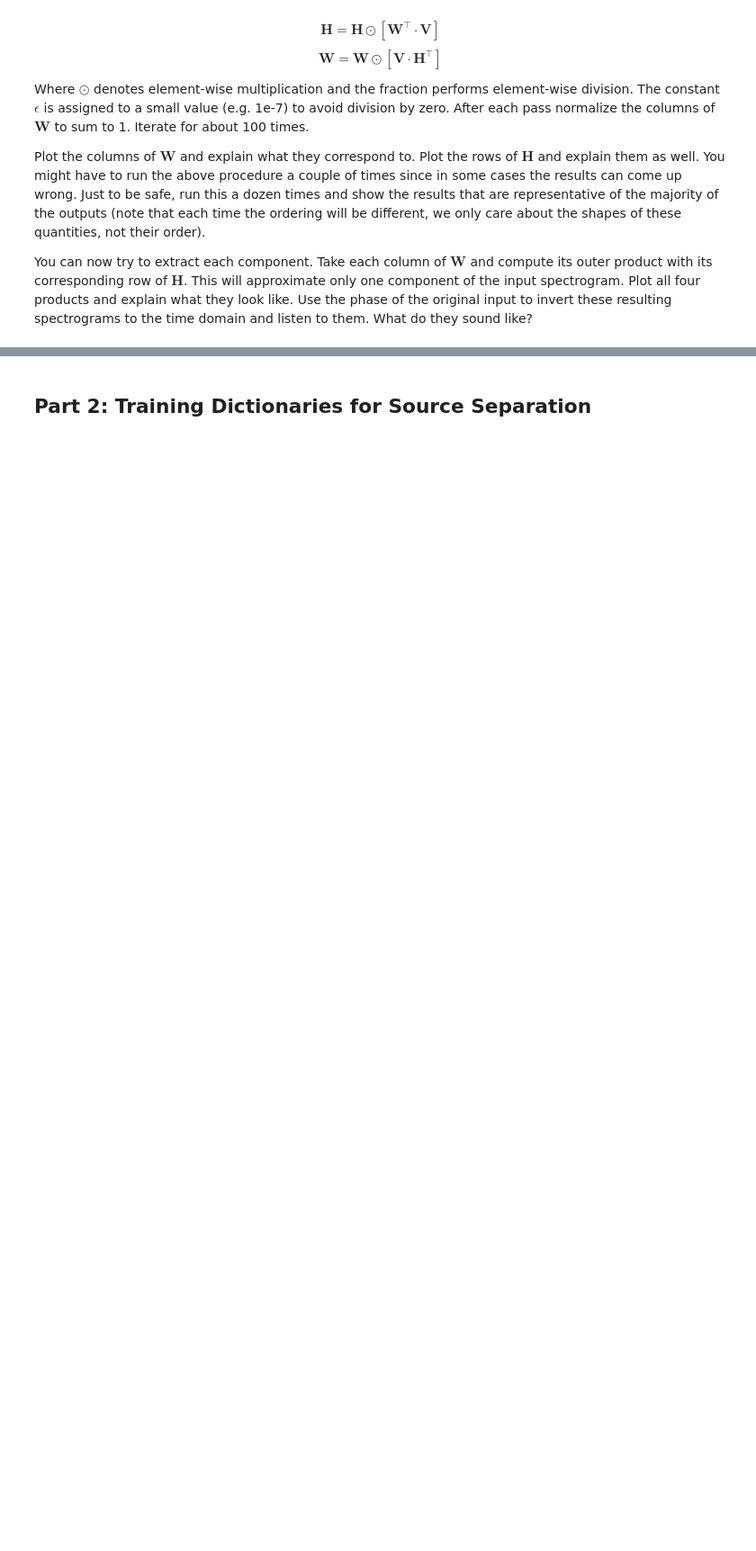
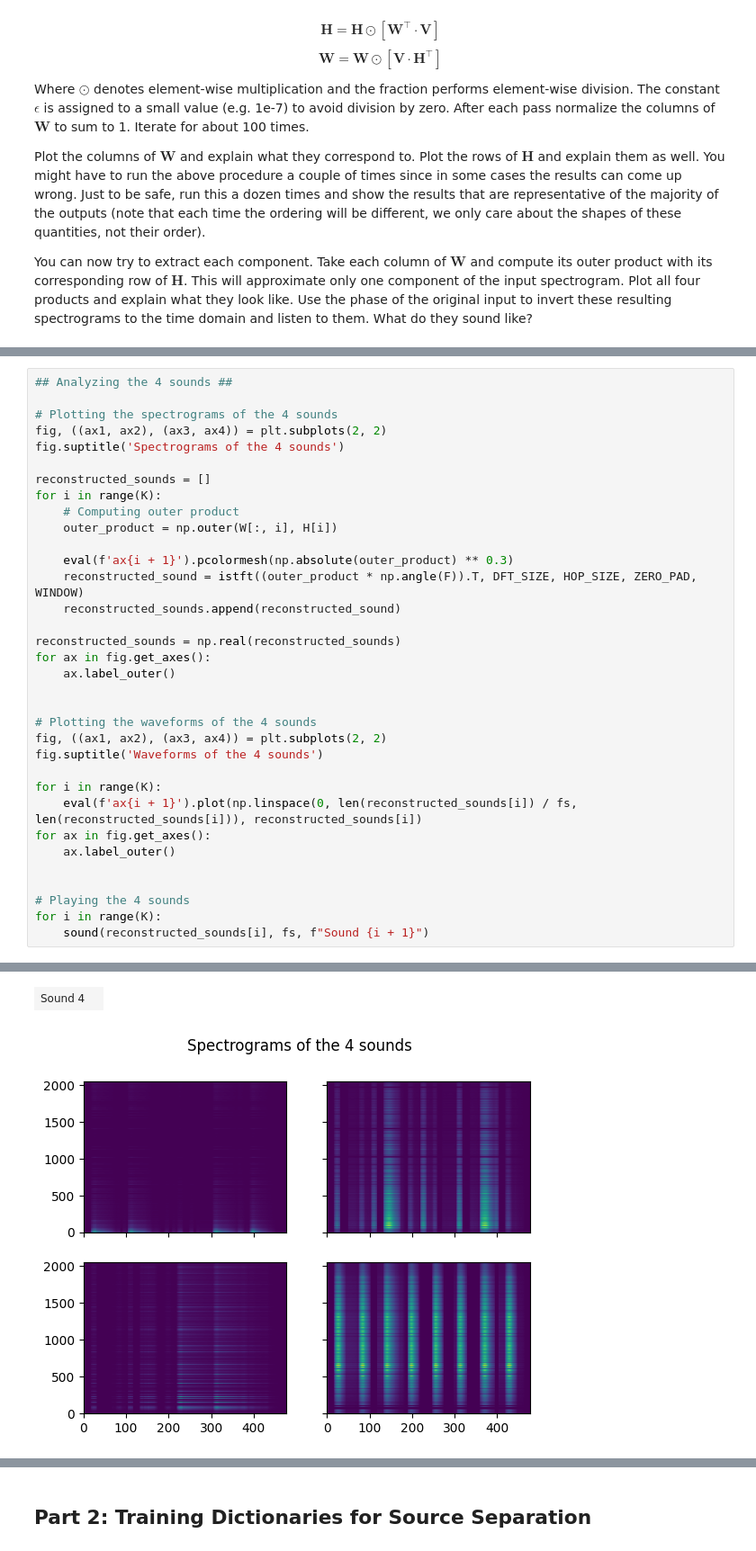
Before and after one commit to aditk3/CS448-Labs, a Jupyter notebook: Lab 10/Lab 10 - Spectral Factorizations.ipynb, the cells around one changed output, grey strips where cells are left out. Shown at 90% size. Drawn from its saved outputs; the diff is of its cells as text; blank space fills up the shorter version.

```diff
--- a/Lab 10/Lab 10 - Spectral Factorizations.ipynb
+++ b/Lab 10/Lab 10 - Spectral Factorizations.ipynb
@@ -126,0 +175,35 @@ plot_spectrogram(F, DFT_SIZE, HOP_SIZE, ZERO_PAD, fs, title="80s-hi.wav Spectrog
+# %%
+## Analyzing the 4 sounds ##
+
+# Plotting the spectrograms of the 4 sounds
+fig, ((ax1, ax2), (ax3, ax4)) = plt.subplots(2, 2)
+fig.suptitle('Spectrograms of the 4 sounds')
+
+reconstructed_sounds = []
+for i in range(K):
+    # Computing outer product
+    outer_product = np.outer(W[:, i], H[i])
+
+    eval(f'ax{i + 1}').pcolormesh(np.absolute(outer_product) ** 0.3)
+    reconstructed_sound = istft((outer_product * np.angle(F)).T, DFT_SIZE, HOP_SIZE, ZERO_PAD, WINDOW)
+    reconstructed_sounds.append(reconstructed_sound)
+
+reconstructed_sounds = np.real(reconstructed_sounds)
+for ax in fig.get_axes():
+    ax.label_outer()
+
+
+# Plotting the waveforms of the 4 sounds
+fig, ((ax1, ax2), (ax3, ax4)) = plt.subplots(2, 2)
+fig.suptitle('Waveforms of the 4 sounds')
+
+for i in range(K):
+    eval(f'ax{i + 1}').plot(np.linspace(0, len(reconstructed_sounds[i]) / fs, len(reconstructed_sounds[i])), reconstructed_sounds[i])
+for ax in fig.get_axes():
+    ax.label_outer()
+
+
+# Playing the 4 sounds
+for i in range(K):
+    sound(reconstructed_sounds[i], fs, f"Sound {i + 1}")
+# %% [output]
@@ -126,0 +213,2 @@ plot_spectrogram(F, DFT_SIZE, HOP_SIZE, ZERO_PAD, fs, title="80s-hi.wav Spectrog
+| Sound 4 |  |
+[figure, added]
```
Also changed, not shown: parts of 8 cells of this notebook.
